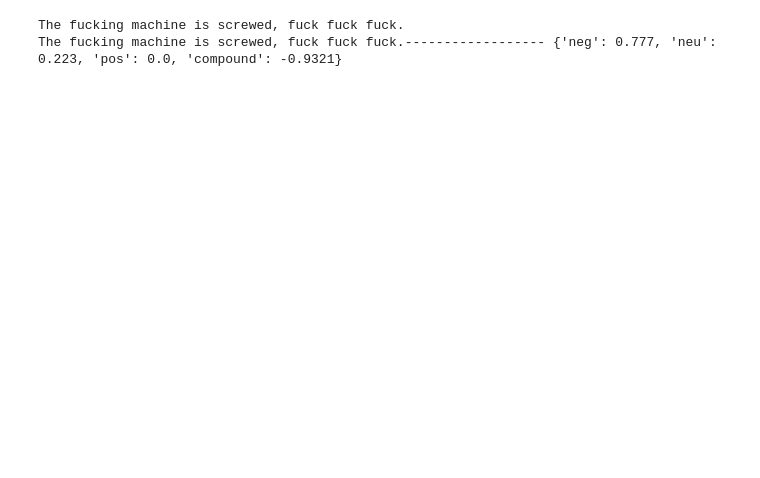
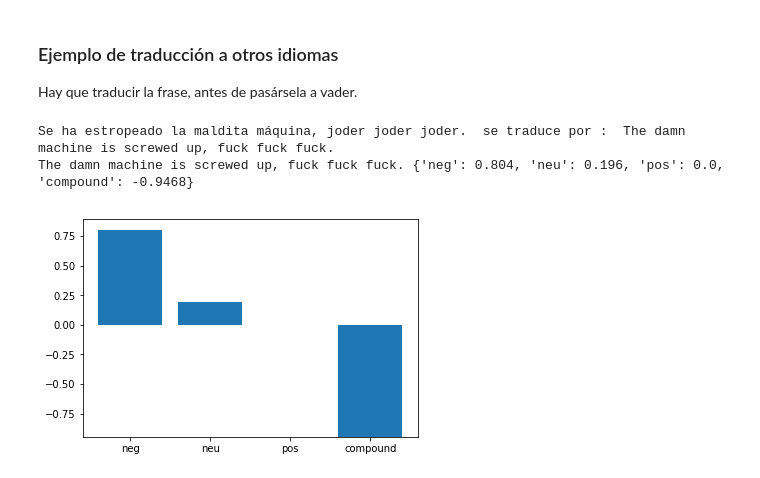
Before and after one commit to jaimevalero/python-machine-learning-book-2nd-edition, a Jupyter notebook: ejercicios/Sentiment Analisys.ipynb, the cells around one changed output. Saved outputs shown, nothing was run; the diff lists cells and outputs as text; code cells hidden in the pictures; blank space fills up the shorter version.

```diff
--- a/ejercicios/Sentiment Analisys.ipynb
+++ b/ejercicios/Sentiment Analisys.ipynb
@@ -20,0 +27,8 @@ This is most gifted superb delightful shrine for mind and soul--- {'neg': 0.0, '
+# %%
+# Definimos una gráfica
+import matplotlib.pyplot as plt
+
+def mostrar_grafica(puntuacion):
+    plt.bar(range(len(puntuacion)), list(puntuacion.values()), align='center')
+    plt.xticks(range(len(puntuacion)), list(puntuacion.keys()))
+    plt.show()
@@ -21,32 +83,39 @@ This is most gifted superb delightful shrine for mind and soul--- {'neg': 0.0, '
+# %% [markdown]
+### Ejemplo de traducción a otros idiomas
+
+Hay que traducir la frase, antes de pasársela a vader.
 # %%
-#frase = "¿ Qué carajo ? La jodida mierda mas grande, ostia puta, que ganas de vomitar !!!"
-#frase =" He encontrado un pequeño fallo"
-#frase = "Se ha estropeado la puta máquina, joder joder joder."
+import requests
+import json
+import string
+
+frase = "Se ha estropeado la maldita máquina, joder joder joder."
+
 from_lang = 'es'
 to_lang = 'en'
 api_url = "http://mymemory.translated.net/api/get?q={}&langpair={}|{}".format(frase, from_lang, to_lang)
 
 hdrs = { 'User-Agent': 'Mozilla/5.0 (X11; Linux x86_64) AppleWebKit/537.11 (KHTML, like Gecko) Chrome/23.0.1271.64 Safari/537.11',
         'Accept': 'text/html,application/xhtml+xml,application/xml;q=0.9,*/*;q=0.8',
         'Accept-Charset': 'ISO-8859-1,utf-8;q=0.7,*;q=0.3',
         'Accept-Encoding': 'none',
         'Accept-Language': 'en-US,en;q=0.8',
         'Connection': 'keep-alive'}
 
-
-import requests
-import json
-import string
 response = requests.get(api_url, headers=hdrs)
 response_json = json.loads(response.text)
 translation = response_json["responseData"]["translatedText"]
-print(translation)
+print(frase, " se traduce por : ",translation)
 
 sentence = translation
 
 analyzer = SentimentIntensityAnalyzer()
-vs = analyzer.polarity_scores(sentence)
-print("{:-<65} {}".format(sentence, str(vs)))
+puntuacion = analyzer.polarity_scores(sentence)
+
+print(sentence, puntuacion)
+
+mostrar_grafica(puntuacion)
 # %% [output]
-The fucking machine is screwed, fuck fuck fuck.
-The fucking machine is screwed, fuck fuck fuck.------------------ {'neg': 0.777, 'neu': 0.223, 'pos': 0.0, 'compound': -0.9321}
+Se ha estropeado la maldita máquina, joder joder joder.  se traduce por :  The damn machine is screwed up, fuck fuck fuck.
+The damn machine is screwed up, fuck fuck fuck. {'neg': 0.804, 'neu': 0.196, 'pos': 0.0, 'compound': -0.9468}
+[figure, added]
```
Also changed, not shown: parts of 25 cells of this notebook, 11 other files.
